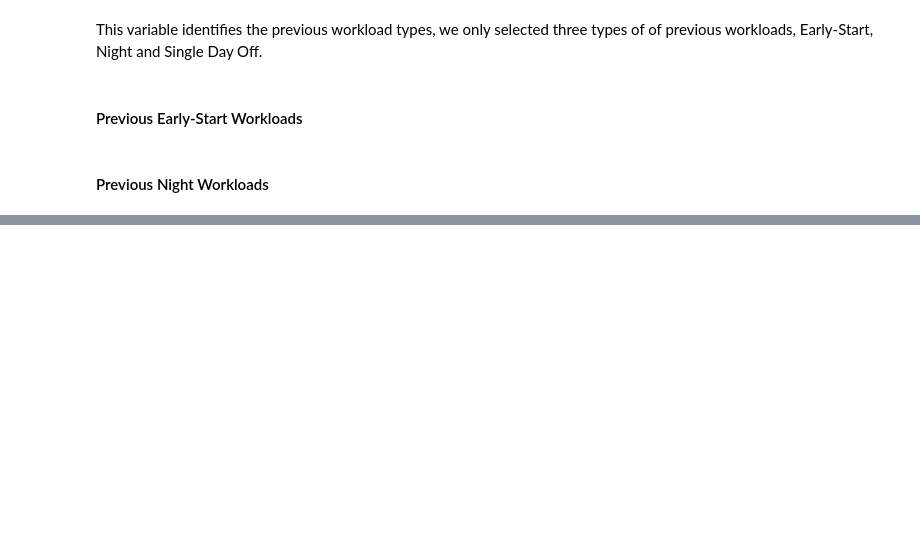
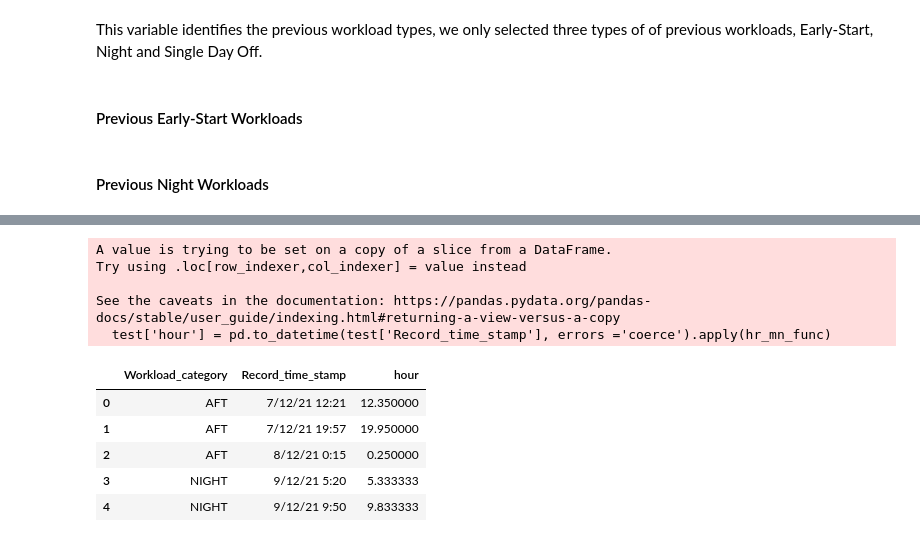
Before and after one commit to jlpscampos/Perception-of-Excessive-Sleepiness-and-Severe-Fatigue-in-Civil-Aviation-Pilots, a Jupyter notebook: Feature_Engineering.ipynb, the cells around one changed output, grey strips where cells are left out. Cells and saved outputs as stored; diff of their text form; code cells hidden in the pictures; blank space fills up the shorter version.

```diff
--- a/Feature_Engineering.ipynb
+++ b/Feature_Engineering.ipynb
@@ -154,0 +195,4 @@ df1[['workload_type','workload_type_prev_nt','workload_type_prev_es']].drop_dupl
+# %%
+df1.loc[pd.to_datetime(df1['Nap_1_length'], errors='coerce').apply(hr_mn_func) > 0, 'nap_number'] = 1
+df1.loc[pd.to_datetime(df1['Nap_2_length'], errors='coerce').apply(hr_mn_func) > 0, 'nap_number'] = 2
+df1['nap_number'] = df1['nap_number'].fillna(0).astype(int)
@@ -154,0 +201,4 @@ df1[['workload_type','workload_type_prev_nt','workload_type_prev_es']].drop_dupl
+# %%
+df1['nap_duration'] = pd.to_datetime(df1['Nap_1_length'], errors='coerce').apply(hr_mn_func)\
+                      + pd.to_datetime(df1['Nap_2_length'], errors='coerce').apply(hr_mn_func)
+df1['nap_duration'] = df1['nap_duration'].fillna(0)
@@ -154,0 +220,7 @@ df1[['workload_type','workload_type_prev_nt','workload_type_prev_es']].drop_dupl
+# %%
+def kss_sps(x):
+    # The filled scale correponds to the first character in row
+    return x[0]
+
+df1['kss'] = df1['Karolinska'].fillna('0').apply(kss_sps).astype(int).replace(0,np.nan)
+df1['sps'] = df1['Sam_Perelli'].fillna('0').apply(kss_sps).astype(int).replace(0,np.nan)
@@ -154,0 +241,17 @@ df1[['workload_type','workload_type_prev_nt','workload_type_prev_es']].drop_dupl
+# %%
+def categorization_hour(x):
+    hr = 'others'
+    if 0 <= x < 6:
+        hr = 'NI'
+    if 6 <= x < 8:
+        hr = 'EM'
+    elif 8 <= x < 12:
+        hr = 'MOR'
+    elif 12 <= x < 18:
+        hr = 'AFT'
+    elif 18 <= x < 24:
+        hr = 'EVE'
+    return hr
+
+df1['quest_fill_hour'] = pd.to_datetime(test['Record_time_stamp'], errors ='coerce').apply(hr_mn_func).astype(float)\
+                                                                                    .apply(categorization_hour)
@@ -154,0 +291,16 @@ df1[['workload_type','workload_type_prev_nt','workload_type_prev_es']].drop_dupl
+# %%
+test = df1[['Workload_category','Record_time_stamp']]
+test['hour'] = pd.to_datetime(test['Record_time_stamp'], errors ='coerce').apply(hr_mn_func)
+test.head(5)
+# %% [output]
+A value is trying to be set on a copy of a slice from a DataFrame.
+Try using .loc[row_indexer,col_indexer] = value instead
+
+See the caveats in the documentation: https://pandas.pydata.org/pandas-docs/stable/user_guide/indexing.html#returning-a-view-versus-a-copy
+  test['hour'] = pd.to_datetime(test['Record_time_stamp'], errors ='coerce').apply(hr_mn_func)
+|  | Workload_category | Record_time_stamp | hour |
+| 0 | AFT | 7/12/21 12:21 | 12.350000 |
+| 1 | AFT | 7/12/21 19:57 | 19.950000 |
+| 2 | AFT | 8/12/21 0:15 | 0.250000 |
+| 3 | NIGHT | 9/12/21 5:20 | 5.333333 |
+| 4 | NIGHT | 9/12/21 9:50 | 9.833333 |
```
Also changed, not shown: parts of 35 cells of this notebook.
